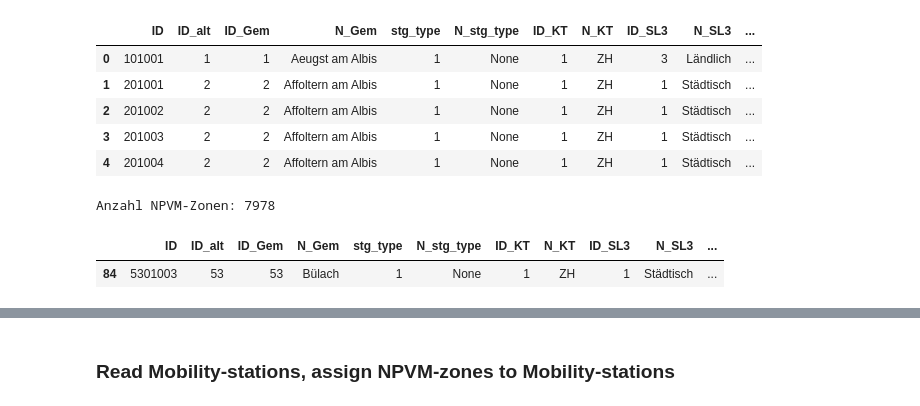
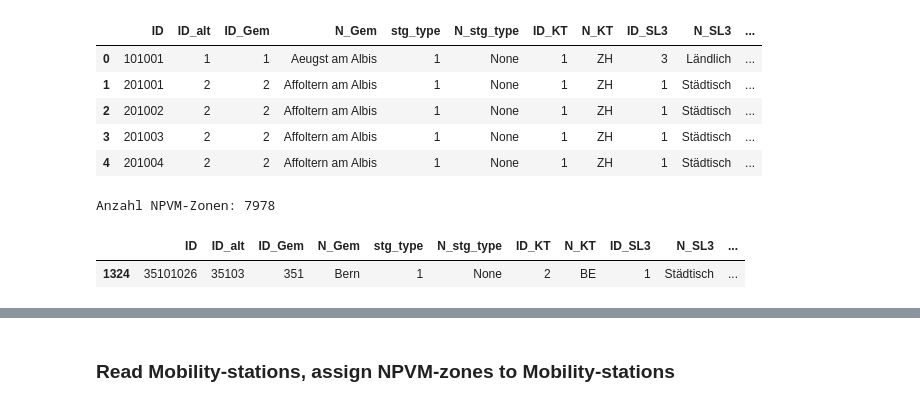
Before and after one commit to jlieberherr/mobility-station-finder, a Jupyter notebook: notebooks/mobility-station-finder.ipynb, the cells around one changed output, grey strips where cells are left out. Saved outputs shown, nothing was run; the diff lists cells and outputs as text; code cells hidden in the pictures.

```diff
--- a/notebooks/mobility-station-finder.ipynb
+++ b/notebooks/mobility-station-finder.ipynb
@@ -42,7 +42,7 @@ Anzahl NPVM-Zonen: 7978
 def get_npvm_zone(id_):
     return gdf_npvm_zones[gdf_npvm_zones.ID == id_]
 # %%
-get_npvm_zone(5301003)
+get_npvm_zone(35101026)
 # %% [output]
 |  | ID | ID_alt | ID_Gem | N_Gem | stg_type | N_stg_type | ID_KT | N_KT | ID_SL3 | N_SL3 | ... |
-| 84 | 5301003 | 53 | 53 | Bülach | 1 | None | 1 | ZH | 1 | Städtisch | ... |
+| 1324 | 35101026 | 35103 | 351 | Bern | 1 | None | 2 | BE | 1 | Städtisch | ... |
```
Also changed, not shown: parts of 5 cells of this notebook, 3 other files.
